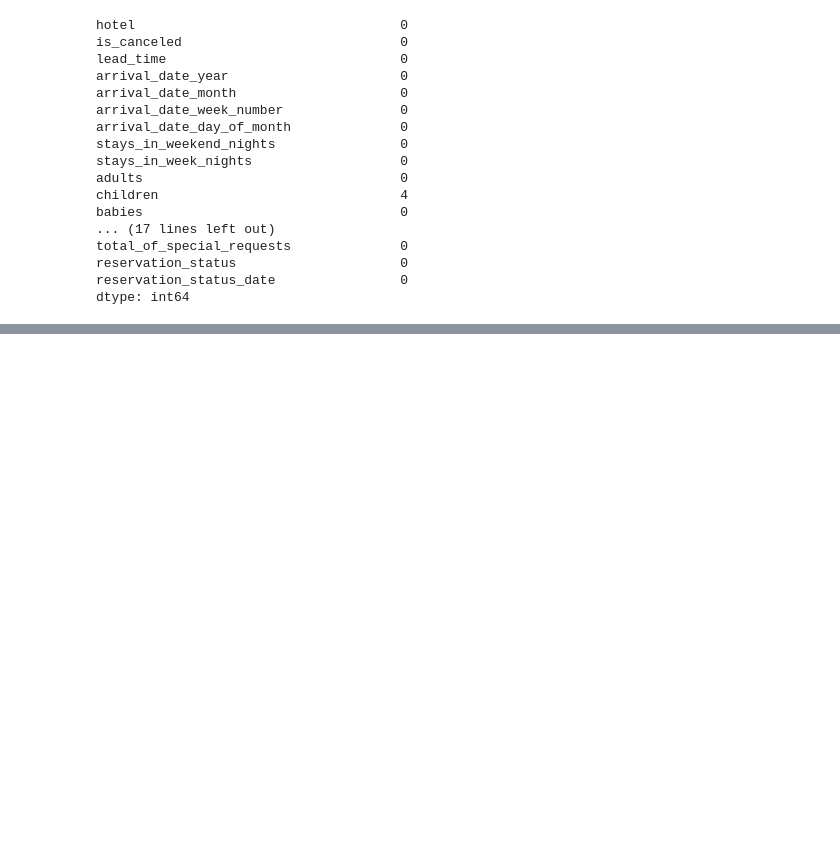
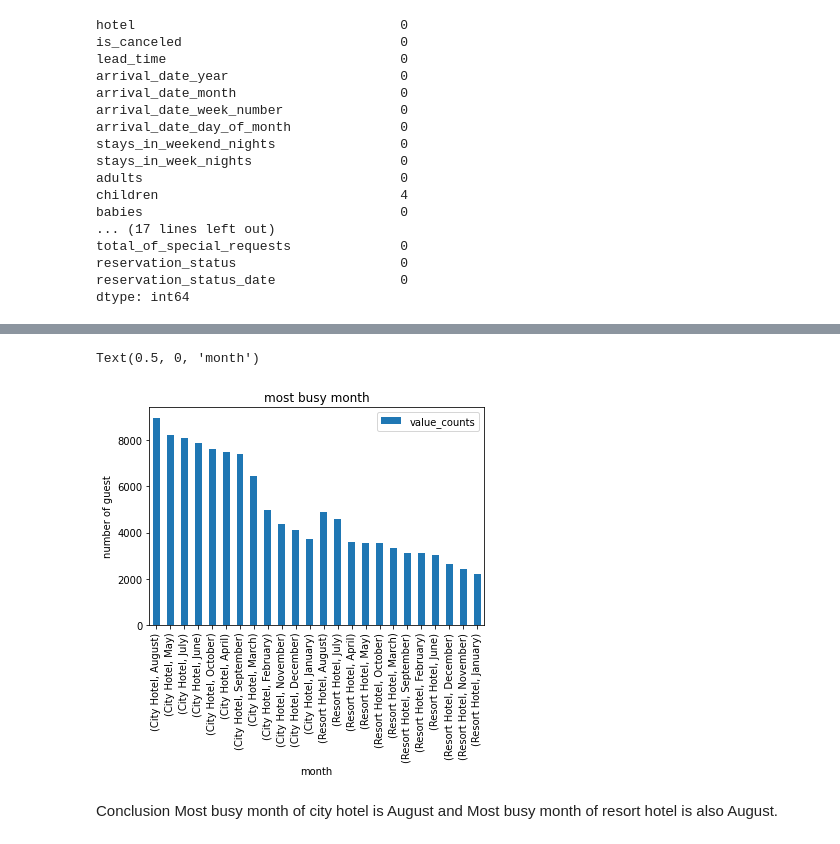
Before and after one commit to fkofkf431/Capestone-project1-Hotel-Booking-Analysis, a Jupyter notebook: Mohd_Firoz_Chaudhri_Hotel_Booking_Analysis_Capstone_Project.ipynb, the cells around one changed output, grey strips where cells are left out. Saved outputs shown, nothing was run; the diff lists cells and outputs as text; code cells hidden in the pictures; blank space fills up the shorter version.

```diff
--- a/Mohd_Firoz_Chaudhri_Hotel_Booking_Analysis_Capstone_Project.ipynb
+++ b/Mohd_Firoz_Chaudhri_Hotel_Booking_Analysis_Capstone_Project.ipynb
@@ -105,0 +150,11 @@ dtype: int64
+# %%
+most_busy_month.plot(kind = 'bar')
+
+plt.title('most busy month')
+plt.ylabel('number of guest')
+plt.xlabel('month')
+# %% [output]
+Text(0.5, 0, 'month')
+[figure, added]
+# %% [markdown]
+Conclusion Most busy month of city hotel is August and Most busy month of resort hotel is also August.
```
Also changed, not shown: parts of 5 cells of this notebook.
